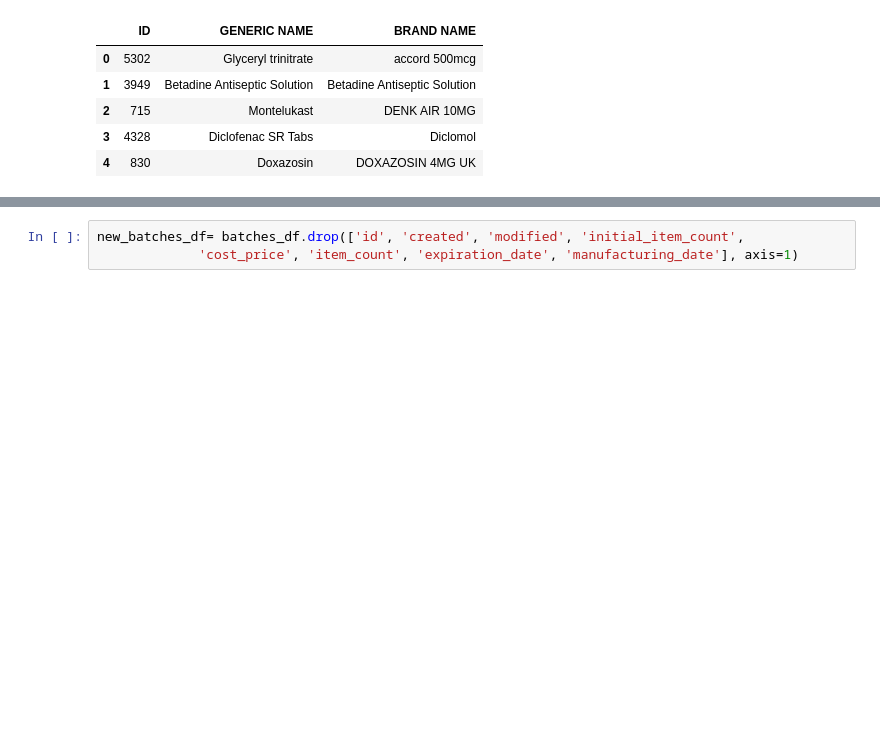
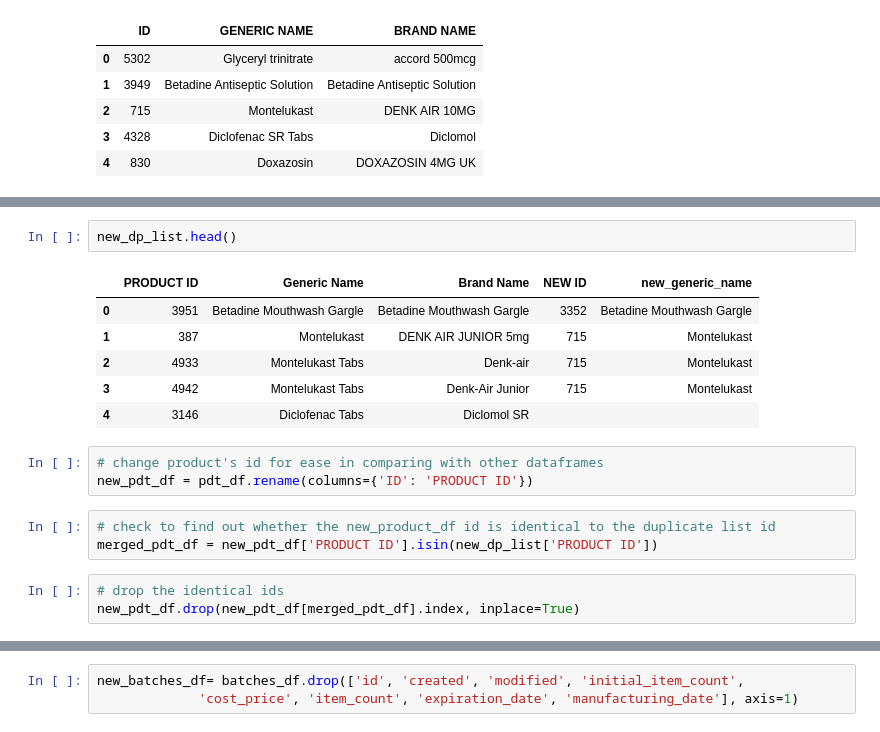
Before and after one commit to evananyonga/DuplicatesProject, a Jupyter notebook: filtering_duplicates.ipynb, the cells around one changed output, grey strips where cells are left out. Drawn from its saved outputs; the diff is of its cells as text; blank space fills up the shorter version.

Commit message:
drop duplicates from products dataset

```diff
--- a/filtering_duplicates.ipynb
+++ b/filtering_duplicates.ipynb
@@ -124,0 +215,18 @@ new_pdt_df= pdt_df.drop(['COUNTRY OF ORIGIN', 'FORMULATION', 'PACK SIZE', 'RETAI
+# %%
+new_dp_list.head()
+# %% [output]
+|  | PRODUCT ID | Generic Name | Brand Name | NEW ID | new_generic_name |
+| 0 | 3951 | Betadine Mouthwash Gargle | Betadine Mouthwash Gargle | 3352 | Betadine Mouthwash Gargle |
+| 1 | 387 | Montelukast | DENK AIR JUNIOR 5mg | 715 | Montelukast |
+| 2 | 4933 | Montelukast Tabs | Denk-air | 715 | Montelukast |
+| 3 | 4942 | Montelukast Tabs | Denk-Air Junior | 715 | Montelukast |
+| 4 | 3146 | Diclofenac Tabs | Diclomol SR |  |  |
+# %%
+# change product's id for ease in comparing with other dataframes
+new_pdt_df = pdt_df.rename(columns={'ID': 'PRODUCT ID'})
+# %%
+# check to find out whether the new_product_df id is identical to the duplicate list id
+merged_pdt_df = new_pdt_df['PRODUCT ID'].isin(new_dp_list['PRODUCT ID'])
+# %%
+# drop the identical ids
+new_pdt_df.drop(new_pdt_df[merged_pdt_df].index, inplace=True)
```
Also changed, not shown: parts of 80 cells of this notebook.
